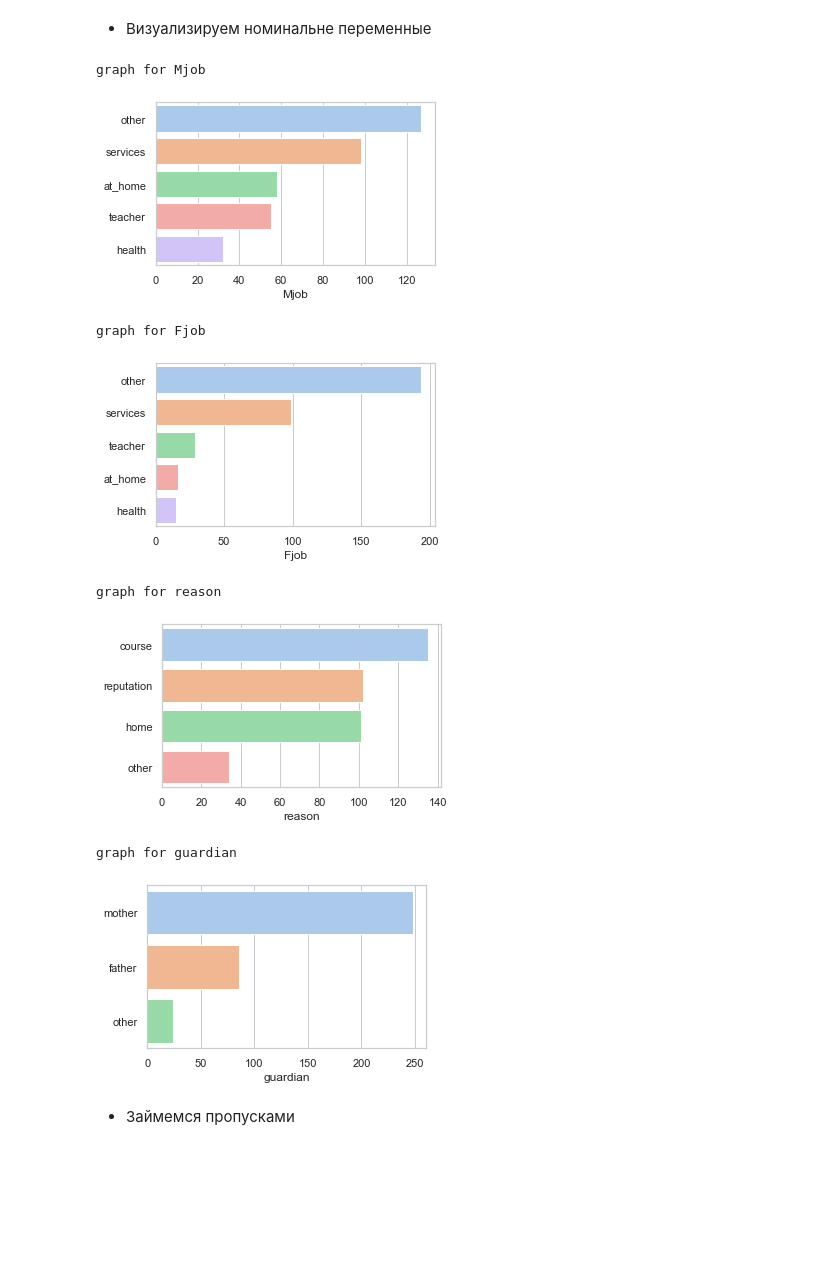
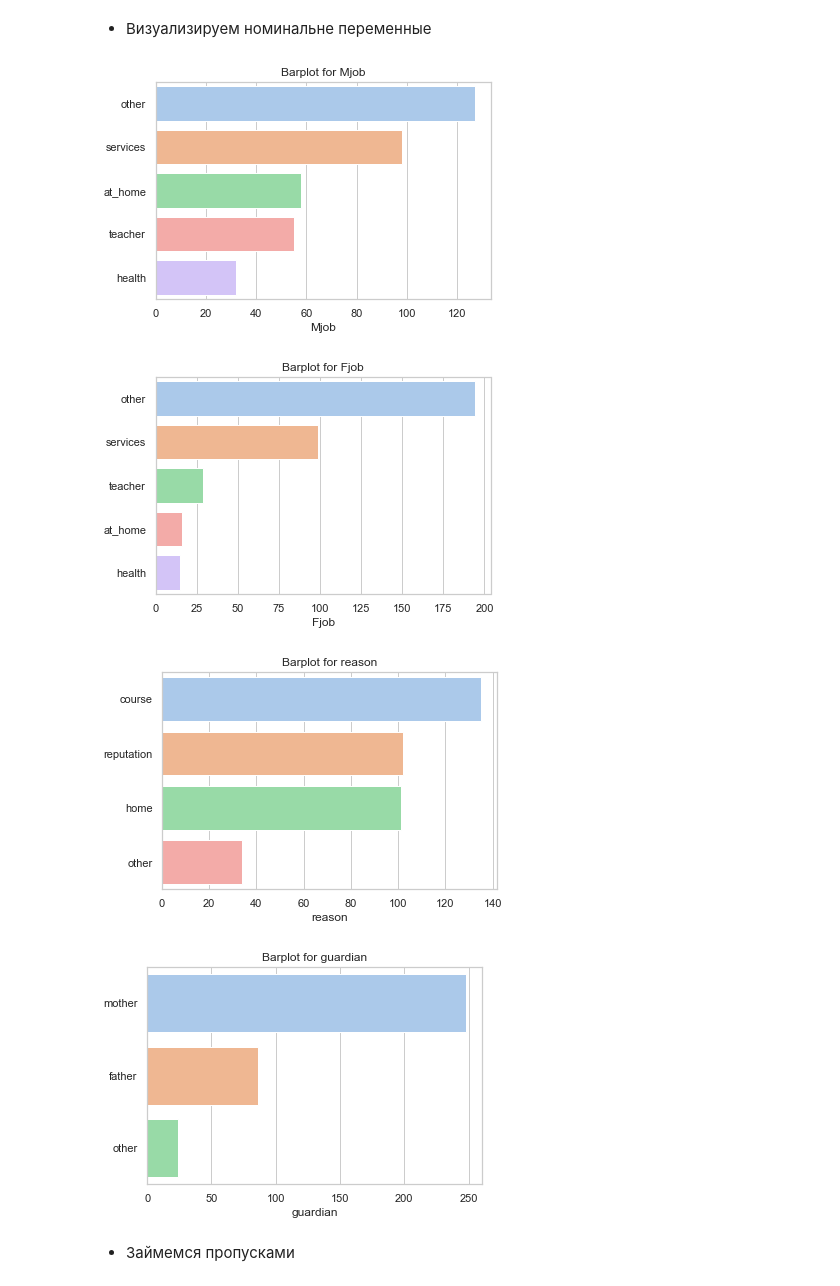
Before and after one commit to artkel/module_2, a Jupyter notebook: _EDA_UNICEF_.ipynb, the cells around one changed output. Saved outputs shown, nothing was run; the diff lists cells and outputs as text; code cells hidden in the pictures; blank space fills up the shorter version.

```diff
--- a/_EDA_UNICEF_.ipynb
+++ b/_EDA_UNICEF_.ipynb
@@ -434,9 +434,9 @@ df_ordinal = df.loc[:, ["Medu", "Fedu", "traveltime", "studytime", "failures",
 # %%
 for i in df_ordinal.columns:
     ord_num = df_ordinal[i].value_counts()
-    print("graph for %s" % (i))
-    plt.subplots(figsize=(5,3))
+    fig, ax = plt.subplots(figsize=(6,4))
     sns.set_style("whitegrid")
-    sns.barplot(x = ord_num.index, y = ord_num, ci = None, palette = "pastel", orient = 'v')
+    sns.barplot(x = ord_num.index, y = ord_num, ci = None, palette = "pastel", orient = 'v', ax=ax)
+    ax.set_title('Barplot for ' + i)
     plt.show()
 # %% [output]
@@ -562,9 +558,9 @@ Name: famrel, dtype: int64
 # %%
 for i in df_ordinal_imp.columns:
     ord_num = df_ordinal_imp[i].value_counts()
-    print("graph for %s" % (i))
-    plt.subplots(figsize=(5,3))
+    fig, ax= plt.subplots(figsize=(6,4))
     sns.set_style("whitegrid")
-    sns.barplot(x = ord_num.index, y = ord_num, ci = None, palette = "bright", orient = 'v')
+    sns.barplot(x = ord_num.index, y = ord_num, ci = None, palette = "bright", orient = 'v', ax=ax)
+    ax.set_title('Barplot for ' + i)
     plt.show()
 # %% [output]
@@ -591,20 +583,16 @@ df_nominal = df.loc[:, ["Mjob", "Fjob", "reason", "guardian"]]
 # %%
 for i in df_nominal.columns:
     nom_num = df_nominal[i].value_counts()
-    print("graph for %s" % (i))
-    plt.subplots(figsize=(5,3))
+    fig, ax= plt.subplots(figsize=(6,4))
     sns.set_style("whitegrid")
-    sns.barplot(x = nom_num, y = nom_num.index, ci = None, palette = "pastel", orient = 'h')
+    sns.barplot(x = nom_num, y = nom_num.index, ci = None, palette = "pastel", orient = 'h', ax=ax)
+    ax.set_title('Barplot for ' + i)
     plt.show()
 # %% [output]
-graph for Mjob
-[figure, old version]
+[figure, new version]
-graph for Fjob
-[figure, old version]
+[figure, new version]
-graph for reason
-[figure, old version]
+[figure, new version]
-graph for guardian
-[figure, old version]
+[figure, new version]
 # %% [markdown]
 * Займемся пропусками
 # %%
```
Also changed, not shown: parts of 54 cells of this notebook.
